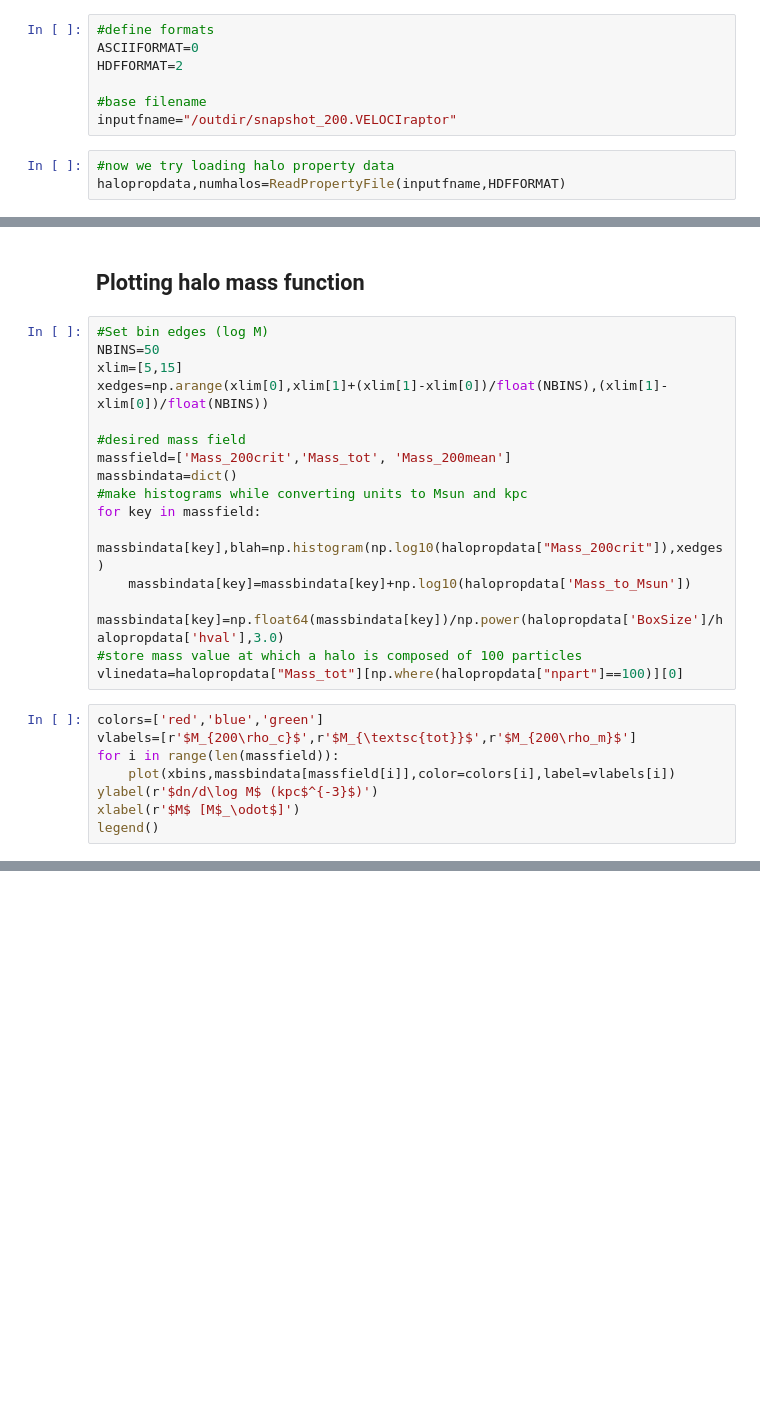
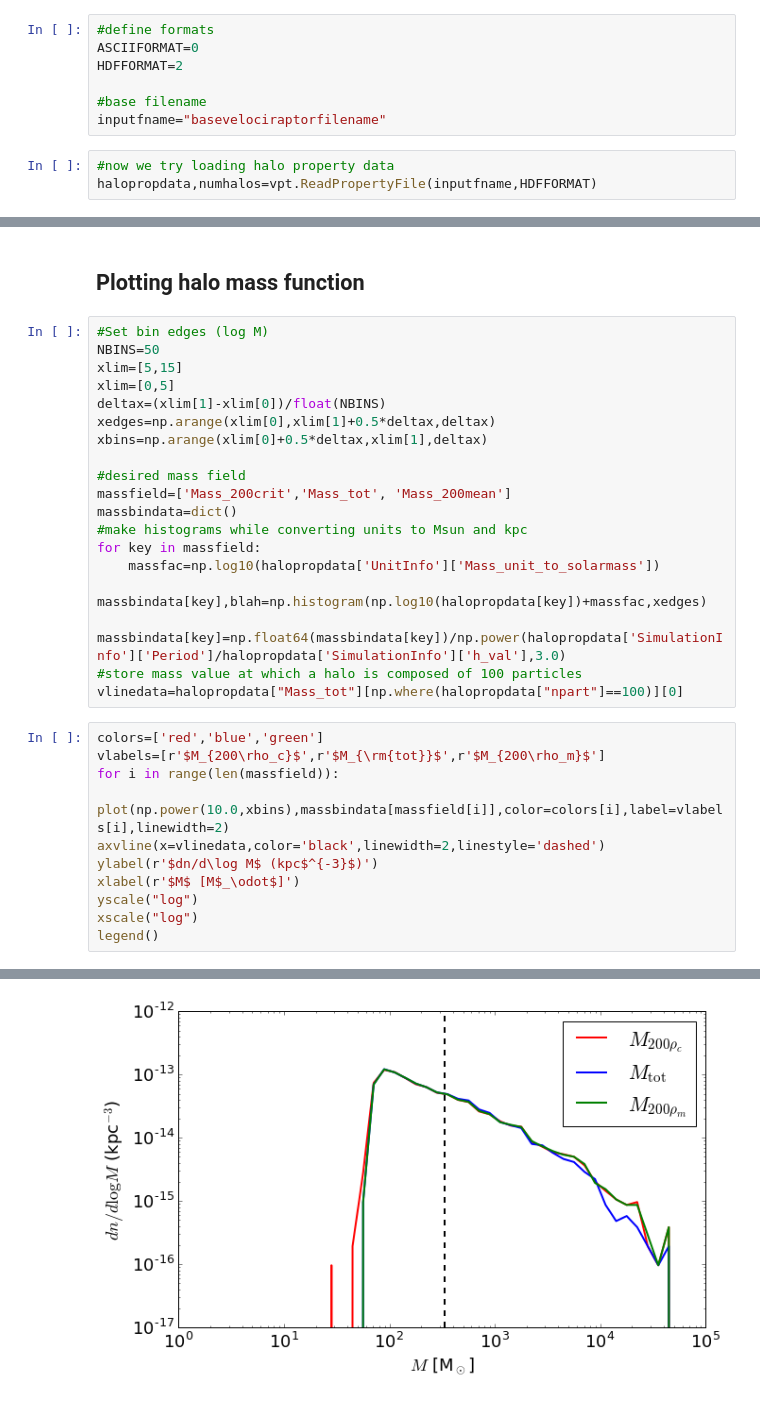
Before and after one commit to pelahi/VELOCIraptor-STF, a Jupyter notebook: stf/examples/SampleHaloMassFunction.ipynb, the cells around one changed output, grey strips where cells are left out. Cells and saved outputs as stored; diff of their text form; blank space fills up the shorter version.

Commit message:
Update to velociraptor tools and added example notebook

```diff
--- a/stf/examples/SampleHaloMassFunction.ipynb
+++ b/stf/examples/SampleHaloMassFunction.ipynb
@@ -43,9 +38,9 @@ ASCIIFORMAT=0
 HDFFORMAT=2
 
 #base filename
-inputfname="/outdir/snapshot_200.VELOCIraptor"
+inputfname="basevelociraptorfilename"
 # %%
 #now we try loading halo property data
-halopropdata,numhalos=ReadPropertyFile(inputfname,HDFFORMAT)
+halopropdata,numhalos=vpt.ReadPropertyFile(inputfname,HDFFORMAT)
 # %%
 #then load the particles associated with halos
@@ -60,23 +62,30 @@ haloparticledata.keys()
 #Set bin edges (log M)
 NBINS=50
 xlim=[5,15]
-xedges=np.arange(xlim[0],xlim[1]+(xlim[1]-xlim[0])/float(NBINS),(xlim[1]-xlim[0])/float(NBINS))
+xlim=[0,5]
+deltax=(xlim[1]-xlim[0])/float(NBINS)
+xedges=np.arange(xlim[0],xlim[1]+0.5*deltax,deltax)
+xbins=np.arange(xlim[0]+0.5*deltax,xlim[1],deltax)
 
 #desired mass field
 massfield=['Mass_200crit','Mass_tot', 'Mass_200mean']
 massbindata=dict()
 #make histograms while converting units to Msun and kpc
 for key in massfield:
-    massbindata[key],blah=np.histogram(np.log10(halopropdata["Mass_200crit"]),xedges)
-    massbindata[key]=massbindata[key]+np.log10(halopropdata['Mass_to_Msun'])
-    massbindata[key]=np.float64(massbindata[key])/np.power(halopropdata['BoxSize']/halopropdata['hval'],3.0)
+    massfac=np.log10(halopropdata['UnitInfo']['Mass_unit_to_solarmass'])
+    massbindata[key],blah=np.histogram(np.log10(halopropdata[key])+massfac,xedges)
+    massbindata[key]=np.float64(massbindata[key])/np.power(halopropdata['SimulationInfo']['Period']/halopropdata['SimulationInfo']['h_val'],3.0)
 #store mass value at which a halo is composed of 100 particles
 vlinedata=halopropdata["Mass_tot"][np.where(halopropdata["npart"]==100)][0]
 # %%
 colors=['red','blue','green']
-vlabels=[r'$M_{200\rho_c}$',r'$M_{\textsc{tot}}$',r'$M_{200\rho_m}$']
+vlabels=[r'$M_{200\rho_c}$',r'$M_{\rm{tot}}$',r'$M_{200\rho_m}$']
 for i in range(len(massfield)):
-    plot(xbins,massbindata[massfield[i]],color=colors[i],label=vlabels[i])
+    plot(np.power(10.0,xbins),massbindata[massfield[i]],color=colors[i],label=vlabels[i],linewidth=2)
+axvline(x=vlinedata,color='black',linewidth=2,linestyle='dashed')
 ylabel(r'$dn/d\log M$ (kpc$^{-3}$)')
 xlabel(r'$M$ [M$_\odot$]')
+yscale("log")
+xscale("log")
 legend()
+# %% [output]
@@ -82,0 +93 @@ legend()
+[figure, added]
```
Also changed, not shown: parts of 7 cells of this notebook, 1 other file.
